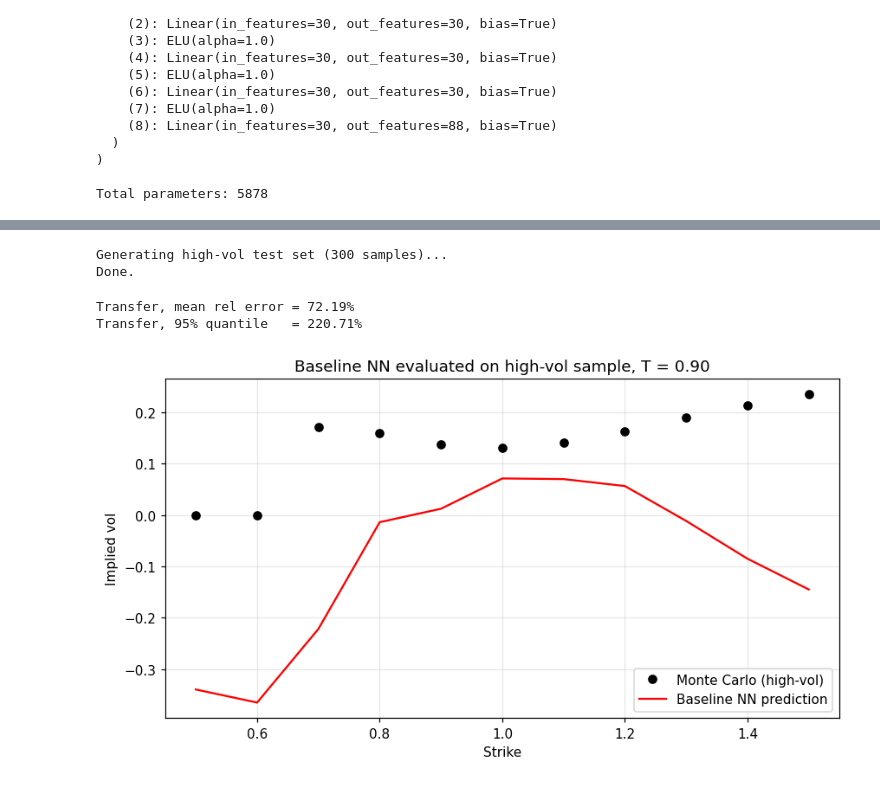
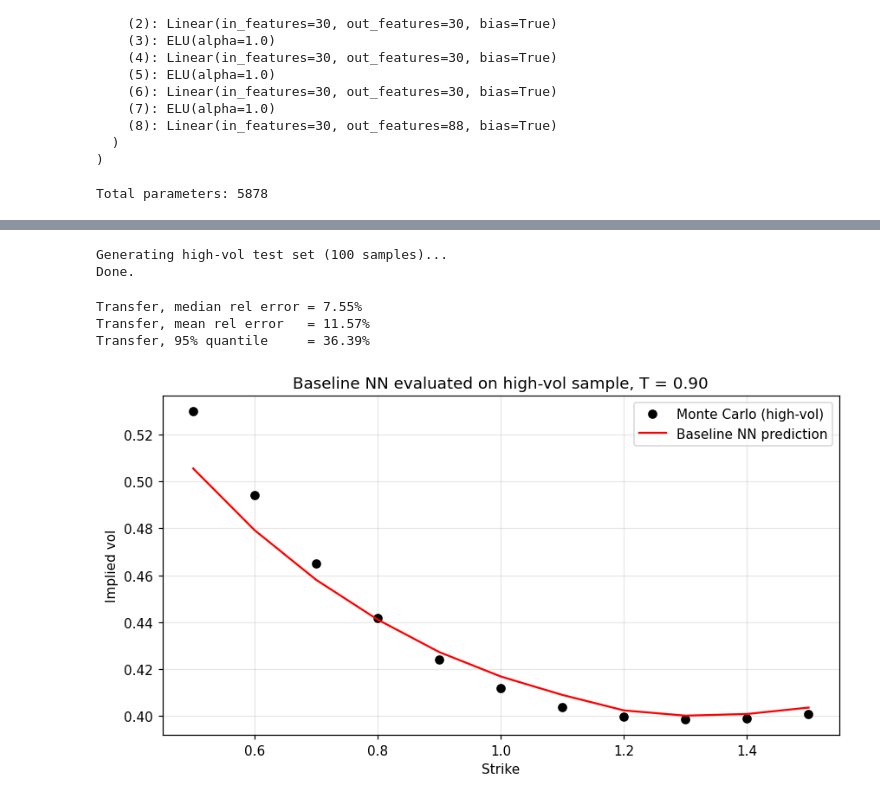
Before and after one commit to Quenitn/Rough-Bergomi-Deep-Learning, a Jupyter notebook: Deep_Learning_Volatility.ipynb, the cells around one changed output, grey strips where cells are left out. Drawn from its saved outputs; the diff is of its cells as text; code cells hidden in the pictures.

```diff
--- a/Deep_Learning_Volatility.ipynb
+++ b/Deep_Learning_Volatility.ipynb
@@ -90,7 +129,19 @@ os.makedirs("data", exist_ok=True)
 os.makedirs("figures", exist_ok=True)
 
 # -----------------------------------------------------------
-# Run parameters.
+# Run parameters. Small values are used for a quick test run.
+# Final run values are commented on the right.
 # -----------------------------------------------------------
+# Baseline (sections 3-5)
+N_SAMPLES_BASELINE = 20000
+N_PATHS_BASELINE   = 30000
+# Experiments (sections 6 and 7)
+N_SAMPLES_EXP      = 20000
+N_PATHS_EXP        = 30000
+N_HV_TEST          = 100
+N_STEPS            = 100
+
+# Threshold to exclude pathologically low implied vols from relative error
+MASK_THRESHOLD = 5e-2
 # %% [output]
 Device: mps
@@ -99,9 +148 @@ Device: mps
-# %%
-# Baseline (sections 3-5)
-N_SAMPLES_BASELINE = 1000    # final run: 20000
-N_PATHS_BASELINE   = 10000   # final run: 30000
-# Experiments (sections 6 and 7)
-N_SAMPLES_EXP      = 2000    # can stay at 2000 even in final run
-N_PATHS_EXP        = 20000
-N_STEPS            = 100
 # %% [markdown]
@@ -174,7 +218,7 @@ missing = [f for f in BASELINE_FILES if not os.path.exists(f"data/{f}")]
 if missing:
     print(f"Missing files: {missing}")
     print(f"Generating baseline dataset ({N_SAMPLES_BASELINE} samples, "
-          f"{N_PATHS_BASELINE} paths). This may take a while.")
+          f"{N_PATHS_BASELINE} paths)")
     t0 = time.perf_counter()
 
     model_baseline = RoughBergomi()
@@ -556,44 +754,46 @@ We first test what happens if we feed high-vol surfaces to the baseline network,
 # %%
 # Generate a small high-vol test set
 model_hv = RoughBergomi.market_regime("high_vol")
-print(f"Generating high-vol test set (300 samples)...")
-X_hv_test, Y_hv_test = generate_dataset(model_hv, 300,
+print(f"Generating high-vol test set ({N_HV_TEST} samples)...")
+X_hv_test, Y_hv_test = generate_dataset(model_hv, N_HV_TEST,
                                           n_paths=N_PATHS_EXP, n_steps=N_STEPS,
                                           verbose=False)
 print("Done.")
 # %% [output]
-Generating high-vol test set (300 samples)...
+Generating high-vol test set (100 samples)...
 Done.
 # %%
 # Feed high-vol surfaces to the baseline network
 # (we deliberately normalize with the baseline bounds to simulate a naive deployment)
 bounds_eq = RoughBergomi().bounds
 X_hv_on_eq = normalize_inputs(X_hv_test, bounds_eq)
 
 Y_pred_transfer = predict_denormalized(net, X_hv_on_eq, y_mean, y_std)
-mask = Y_hv_test > 1e-3
+mask = Y_hv_test > MASK_THRESHOLD
 rel_err_transfer = np.where(mask,
-                             np.abs(Y_pred_transfer - Y_hv_test) / Y_hv_test,
+                             np.abs(Y_pred_transfer - Y_hv_test) / np.where(mask, Y_hv_test, 1),
                              np.nan)
 
-print(f"Transfer, mean rel error = {np.nanmean(rel_err_transfer)*100:.2f}%")
-print(f"Transfer, 95% quantile   = {np.nanquantile(rel_err_transfer, 0.95)*100:.2f}%")
+print(f"Transfer, median rel error = {np.nanmedian(rel_err_transfer)*100:.2f}%")
+print(f"Transfer, mean rel error   = {np.nanmean(rel_err_transfer)*100:.2f}%")
+print(f"Transfer, 95% quantile     = {np.nanquantile(rel_err_transfer, 0.95)*100:.2f}%")
 
 # Show one sample smile
 fig, ax = plt.subplots(figsize=(8, 4.5))
 idx, mi = 0, 3
 ax.plot(model_hv.strikes, Y_hv_test[idx].reshape(8, 11)[mi],
          "ko", label="Monte Carlo (high-vol)", markersize=6)
 ax.plot(model_hv.strikes, Y_pred_transfer[idx].reshape(8, 11)[mi],
          "r-", label="Baseline NN prediction")
 ax.set_xlabel("Strike")
 ax.set_ylabel("Implied vol")
 ax.set_title(f"Baseline NN evaluated on high-vol sample, T = {model_hv.maturities[mi]:.2f}")
 ax.legend()
 plt.tight_layout()
 plt.savefig("figures/transfer_failure.png", bbox_inches="tight")
 plt.show()
 # %% [output]
-Transfer, mean rel error = 72.19%
-Transfer, 95% quantile   = 220.71%
+Transfer, median rel error = 7.55%
+Transfer, mean rel error   = 11.57%
+Transfer, 95% quantile     = 36.39%
-[figure, old version]
+[figure, new version]
```
Also changed, not shown: parts of 57 cells of this notebook, 15 other files.
